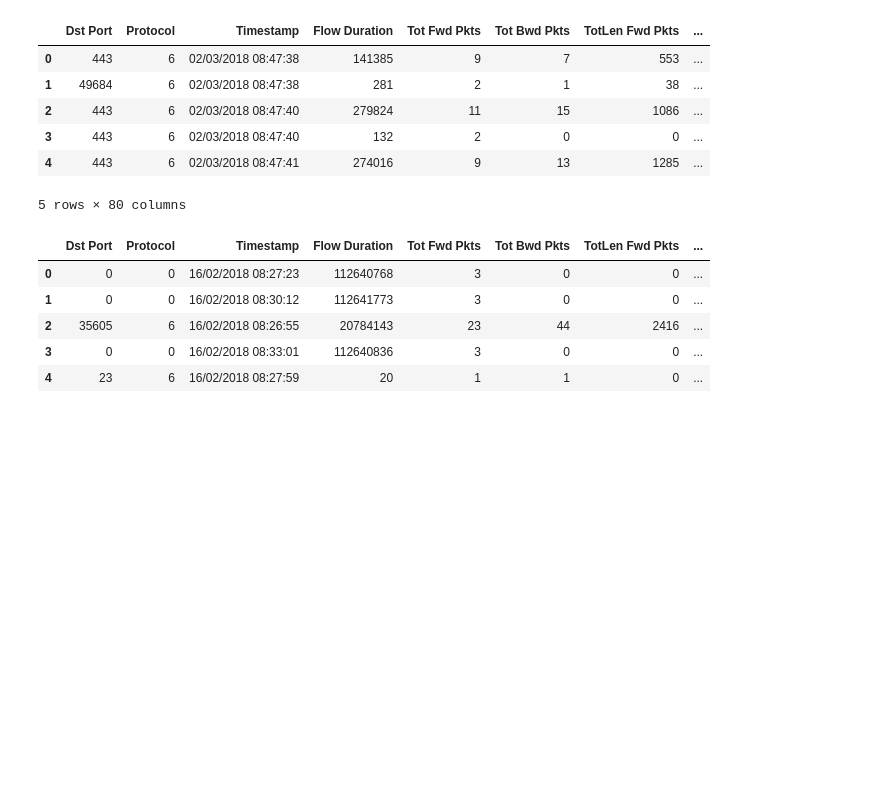
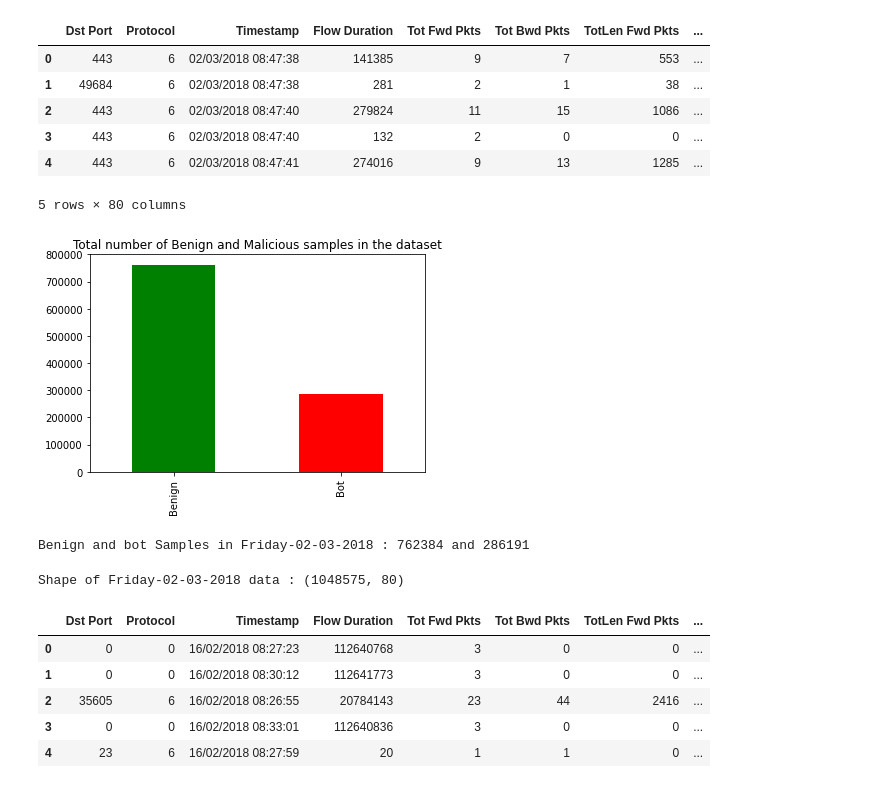
Before and after one commit to shahanHasan/Intrusion-Detection-System-Adversarial-Attacks-, a Jupyter notebook: IDS.ipynb, the cells around one changed output. Drawn from its saved outputs; the diff is of its cells as text; code cells hidden in the pictures; blank space fills up the shorter version.

```diff
--- a/IDS.ipynb
+++ b/IDS.ipynb
@@ -4,5 +6,5 @@ import numpy as np
 # %%
-date_1 = pd.read_csv("dataset/Friday-02-03-2018_TrafficForML_CICFlowMeter.csv")
+date_1 = pd.read_csv("data/Friday-02-03-2018_TrafficForML_CICFlowMeter.csv")
 date_1.head()
 # %% [output]
 |  | Dst Port | Protocol | Timestamp | Flow Duration | Tot Fwd Pkts | Tot Bwd Pkts | TotLen Fwd Pkts | ... |
@@ -12,3 +14,19 @@ date_1.head()
 | 3 | 443 | 6 | 02/03/2018 08:47:40 | 132 | 2 | 0 | 0 | ... |
 | 4 | 443 | 6 | 02/03/2018 08:47:41 | 274016 | 9 | 13 | 1285 | ... |
 5 rows × 80 columns
+# %%
+date_1["Label"].value_counts().plot.bar(color = ["g","r","b"])
+plt.title('Total number of Benign and Malicious samples in the dataset')
+# plt.savefig("Visuals/ham_vs_spam.jpeg" , bbox_inches='tight')
+plt.show()
+Benign = date_1["Label"].value_counts()[0]
+Bot = date_1["Label"].value_counts()[1]
+print(f"Benign and bot Samples in Friday-02-03-2018 : {Benign} and {Bot}")
+# %% [output]
+[figure, added]
+Benign and bot Samples in Friday-02-03-2018 : 762384 and 286191
+# %%
+print(f"Shape of Friday-02-03-2018 data : {date_1.shape}")
+total_date_1 =  date_1.shape[0]
+# %% [output]
+Shape of Friday-02-03-2018 data : (1048575, 80)
```
Also changed, not shown: parts of 39 cells of this notebook, 2 other files.
